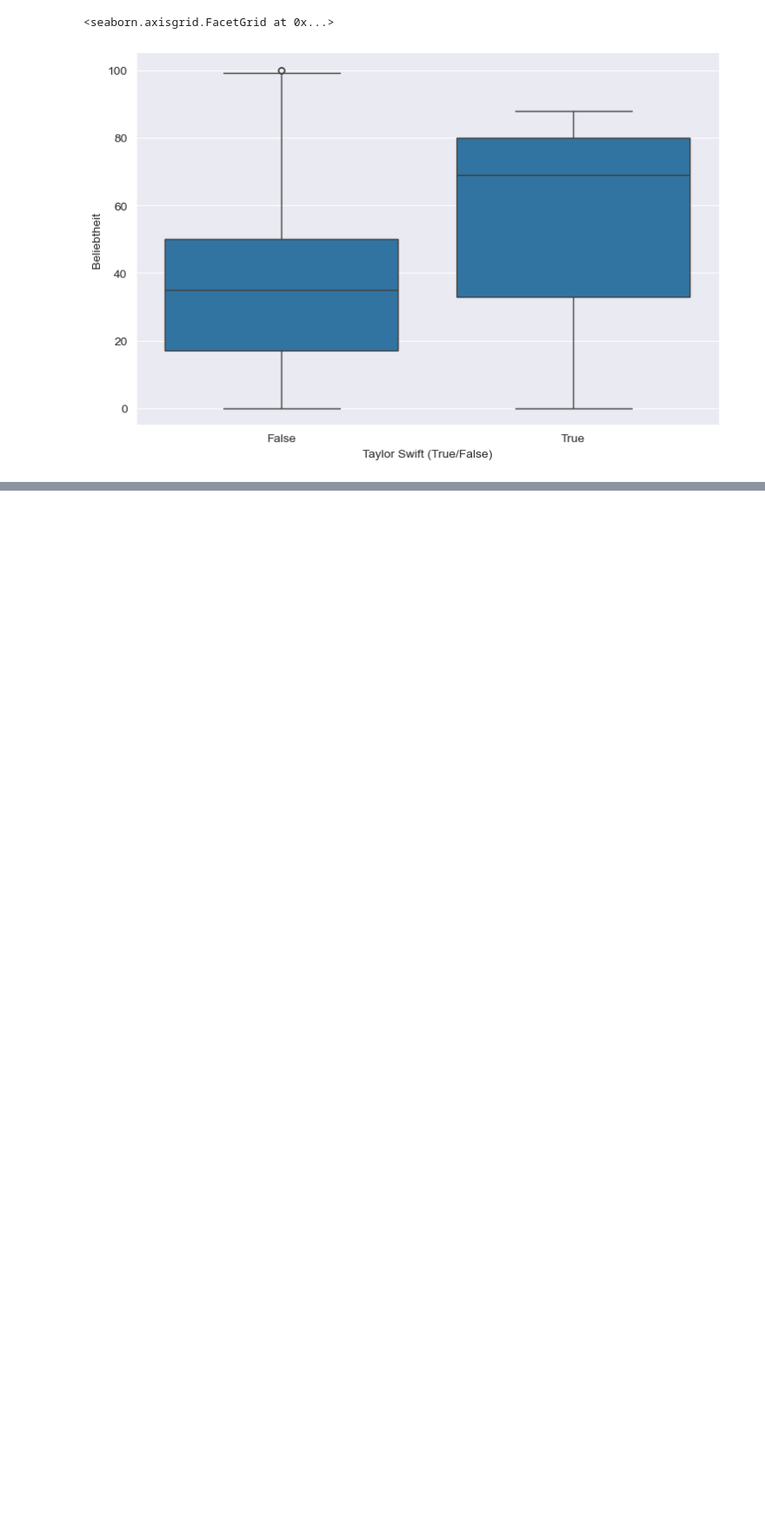
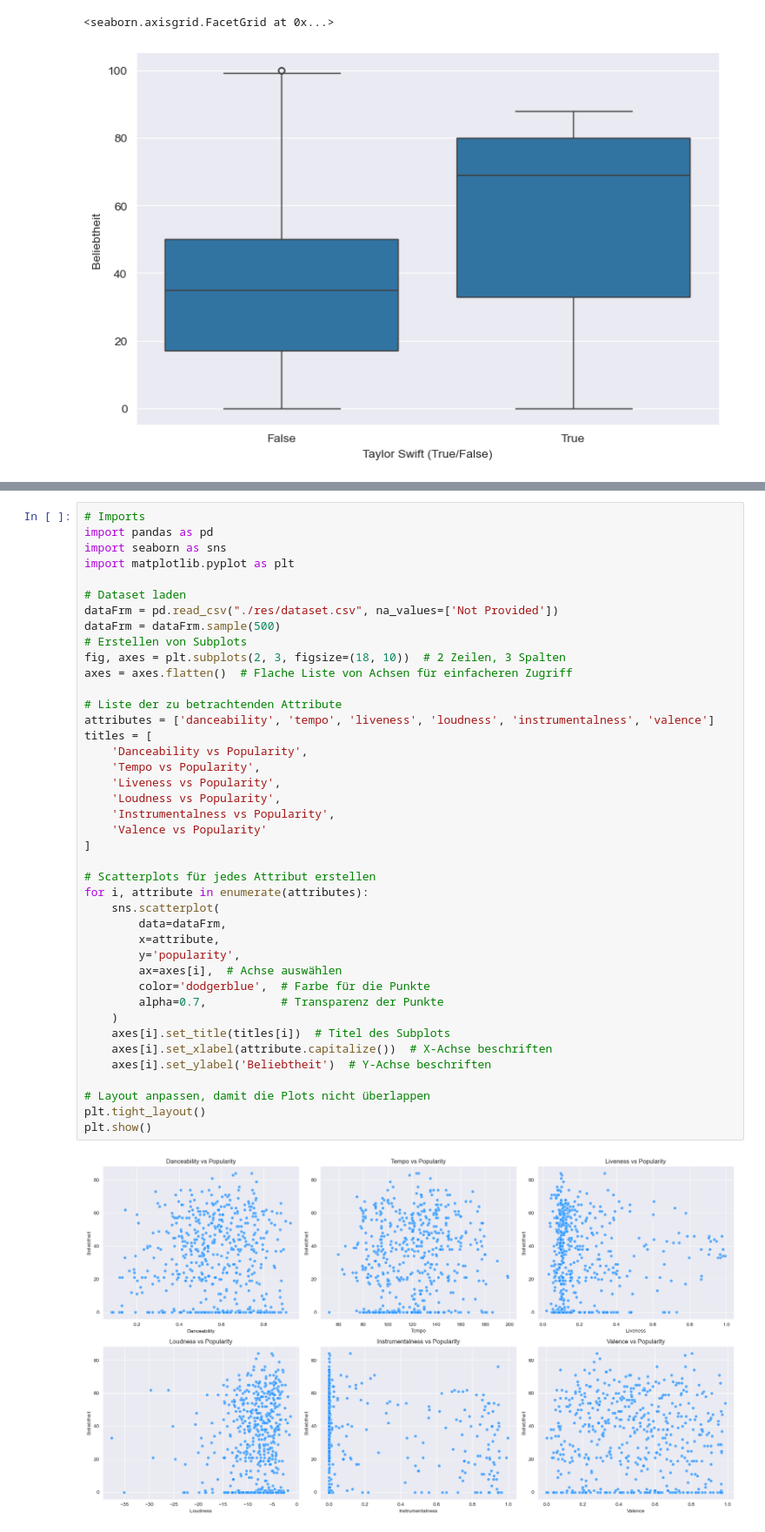
Before and after one commit to blqnk3d/DSAI_Project, a Jupyter notebook: main.ipynb, the cells around one changed output, grey strips where cells are left out. Shown: that part at 87% size. Drawn from its saved outputs; the diff is of its cells as text; blank space fills up the shorter version.

```diff
--- a/main.ipynb
+++ b/main.ipynb
@@ -125,0 +118,43 @@ plt.show()
+# %%
+# Imports
+import pandas as pd
+import seaborn as sns
+import matplotlib.pyplot as plt
+
+# Dataset laden
+dataFrm = pd.read_csv("./res/dataset.csv", na_values=['Not Provided'])
+dataFrm = dataFrm.sample(500)
+# Erstellen von Subplots
+fig, axes = plt.subplots(2, 3, figsize=(18, 10))  # 2 Zeilen, 3 Spalten
+axes = axes.flatten()  # Flache Liste von Achsen für einfacheren Zugriff
+
+# Liste der zu betrachtenden Attribute
+attributes = ['danceability', 'tempo', 'liveness', 'loudness', 'instrumentalness', 'valence']
+titles = [
+    'Danceability vs Popularity',
+    'Tempo vs Popularity',
+    'Liveness vs Popularity',
+    'Loudness vs Popularity',
+    'Instrumentalness vs Popularity',
+    'Valence vs Popularity'
+]
+
+# Scatterplots für jedes Attribut erstellen
+for i, attribute in enumerate(attributes):
+    sns.scatterplot(
+        data=dataFrm,
+        x=attribute,
+        y='popularity',
+        ax=axes[i],  # Achse auswählen
+        color='dodgerblue',  # Farbe für die Punkte
+        alpha=0.7,           # Transparenz der Punkte
+    )
+    axes[i].set_title(titles[i])  # Titel des Subplots
+    axes[i].set_xlabel(attribute.capitalize())  # X-Achse beschriften
+    axes[i].set_ylabel('Beliebtheit')  # Y-Achse beschriften
+
+# Layout anpassen, damit die Plots nicht überlappen
+plt.tight_layout()
+plt.show()
+# %% [output]
+[figure, added]
```
Also changed, not shown: parts of 4 cells of this notebook.
